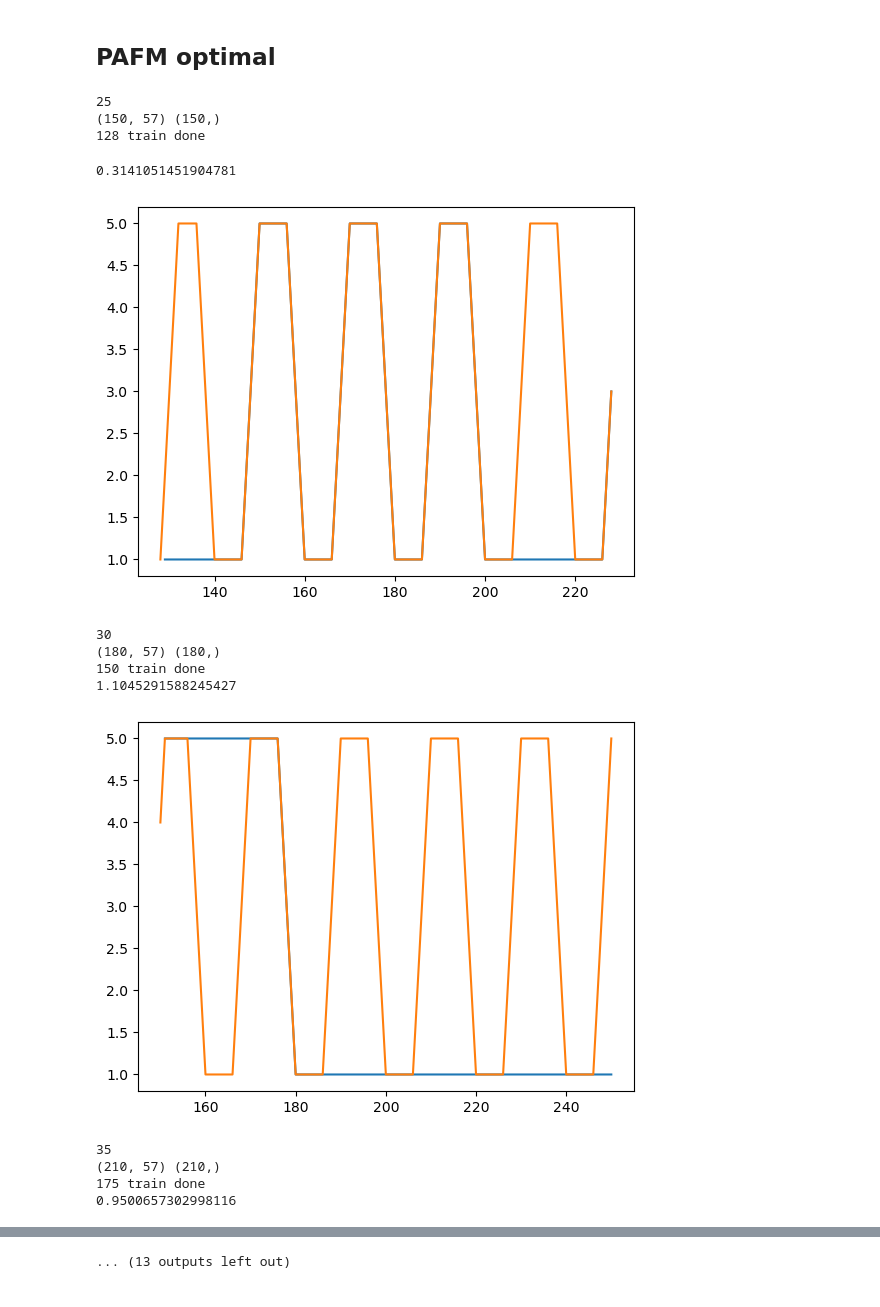
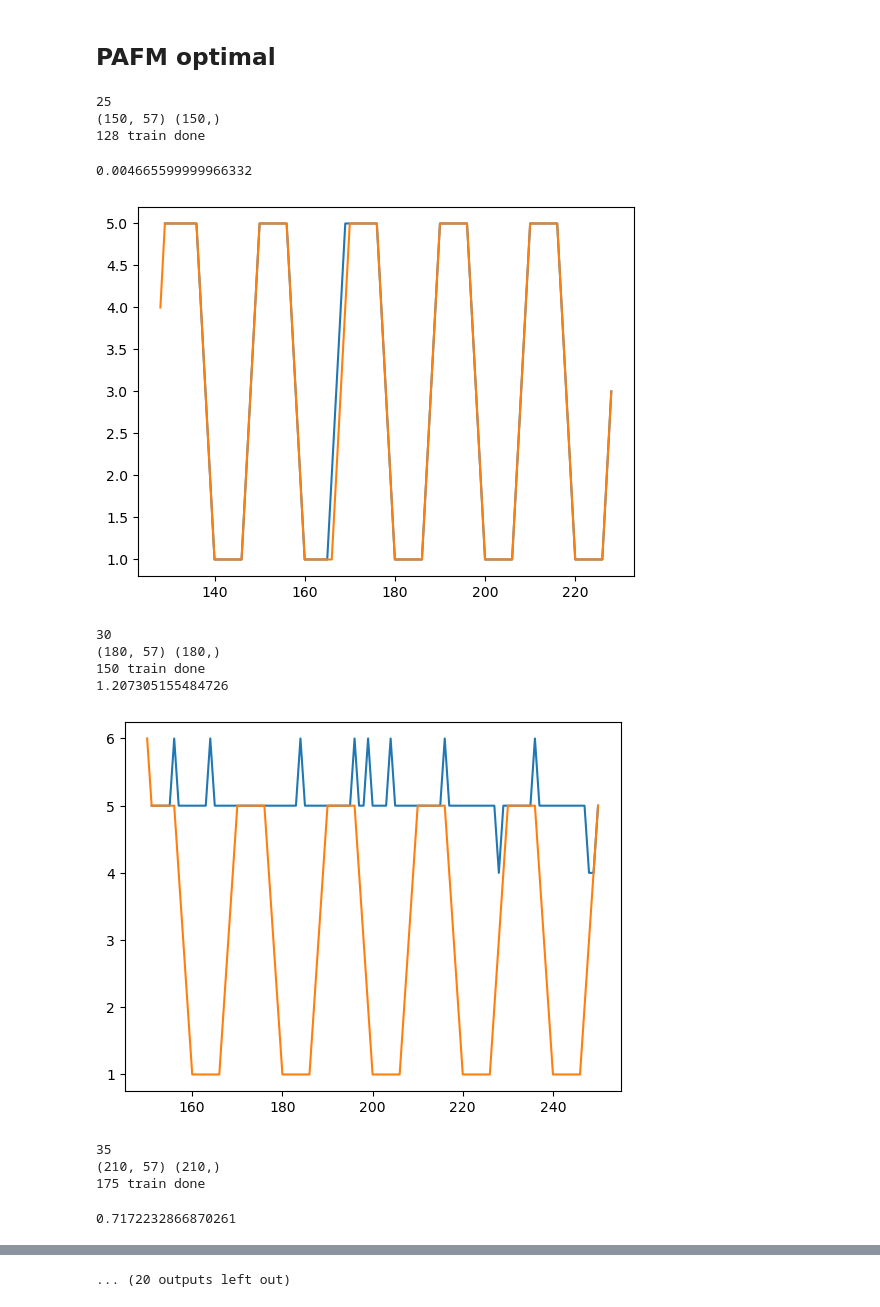
Before and after one commit to neurodata/ProspectiveForaging, a Jupyter notebook: notebooks/PAFM_RF_BF.ipynb, the cells around one changed output, grey strips where cells are left out. Cells and saved outputs as stored; diff of their text form; code cells hidden in the pictures.

```diff
--- a/notebooks/PAFM_RF_BF.ipynb
+++ b/notebooks/PAFM_RF_BF.ipynb
@@ -343,16 +343,16 @@ for T in Ts:
     # plt.show()
     X_train = STATES_arr
     Y_train = REWARDS_arr
-    # rf = RandomForestRegressor(n_estimators=1000, random_state=9515)
+    rf = RandomForestRegressor(n_estimators=1000, random_state=9515)
     ## Using XGB regressor with delta = 1 is converging faster -- 150
-    rf = xgb.XGBRegressor(
-        objective="reg:squarederror",
-        tree_method="exact",     # or "exact" (slower, RAM heavy)
-        n_jobs = -1,
-        learning_rate=0.05, max_depth=5,
-        subsample=1, colsample_bytree=0.8,
-        n_estimators=1000, eval_metric="rmse"
-    )
+    # rf = xgb.XGBRegressor(
+    #     objective="reg:squarederror",
+    #     tree_method="exact",     # or "exact" (slower, RAM heavy)
+    #     n_jobs = -1,
+    #     learning_rate=0.05, max_depth=5,
+    #     subsample=1, colsample_bytree=0.8,
+    #     n_estimators=1000, eval_metric="rmse"
+    # )
     rf.fit(X_train, Y_train)
     print(T,'train done')
 
@@ -380,42 +380,42 @@ for T in Ts:
         discounted_returns = rewards_matrix * discounts
         total_discounted = discounted_returns.sum(axis=1)
         # print(total_discounted)
         bext_idx = np.argmax(total_discounted)
         next_state = int(df_all_paths.iloc[bext_idx,1])
         # print(df_all_paths.iloc[bext_idx,:])
         future_states.append(next_state)
         current_state = next_state
 
     # print(T,future_states,len(future_states))
     FUTURE_STATE.append(future_states)
 
     irewards = [reward_simulate(future_states[i],T+i,rewards_in_period) for i in np.arange(1,len(future_states))]
     preward = compute_normalized_future_rewards(irewards,100,0.5)
     path, ireward_opt = path_opt(future_states[0], T, 100)
     preward_opt_test = compute_normalized_future_rewards(ireward_opt[1:],100,0.5)
     pregret = (np.sum(preward_opt_test).item()-np.sum(preward).item())/100
     print(pregret)
     plt.plot(np.arange(T+1,T+101),future_states[1:])
     plt.plot(np.arange(T,T+101),path)
     plt.show()
 
 FUTURE_STATE_arr = np.vstack(FUTURE_STATE)
-# np.savez(
-#     f"../results/PAFM/GBT_optimal_oh_w_time128_2048_lookahead{t_prime}_reps{0}.npz",
-#     future_states =FUTURE_STATE_arr
-#     )
+np.savez(
+    f"../results/PAFM/RF_optimal_oh_w_time128_2048_lookahead{t_prime}_reps{0}.npz",
+    future_states =FUTURE_STATE_arr
+    )
 # %% [output]
 25
 (150, 57) (150,)
 128 train done
-0.3141051451904781
+0.004665599999966332
-[figure, old version]
+[figure, new version]
 30
 (180, 57) (180,)
 150 train done
-1.1045291588245427
+1.207305155484726
-[figure, old version]
+[figure, new version]
 35
 (210, 57) (210,)
 175 train done
-0.9500657302998116
+0.7172232866870261
@@ -437 +433 @@ FUTURE_STATE_arr = np.vstack(FUTURE_STATE)
-... (13 outputs left out)
+... (20 outputs left out)
```
Also changed, not shown: parts of 1 cell of this notebook, 2 other files.
